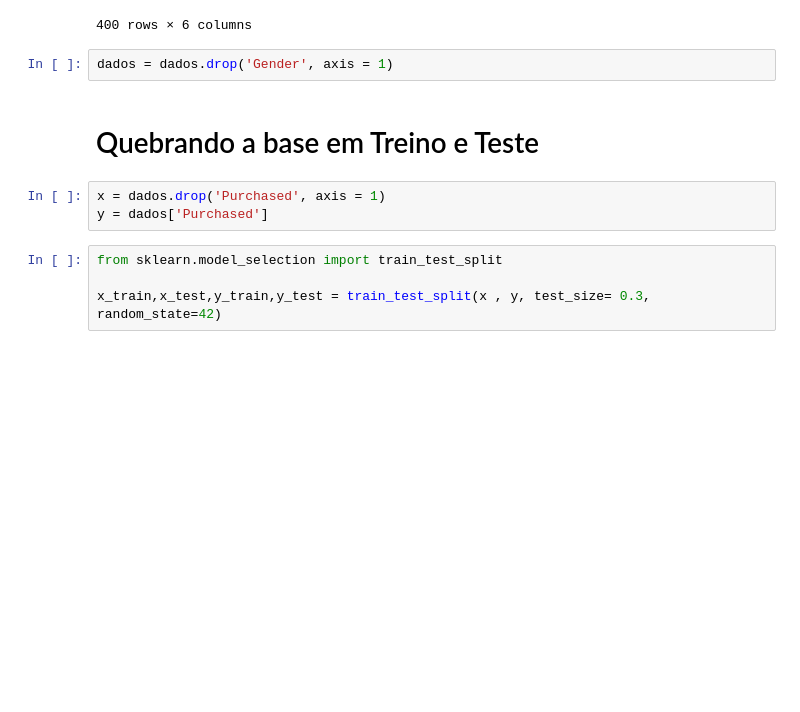
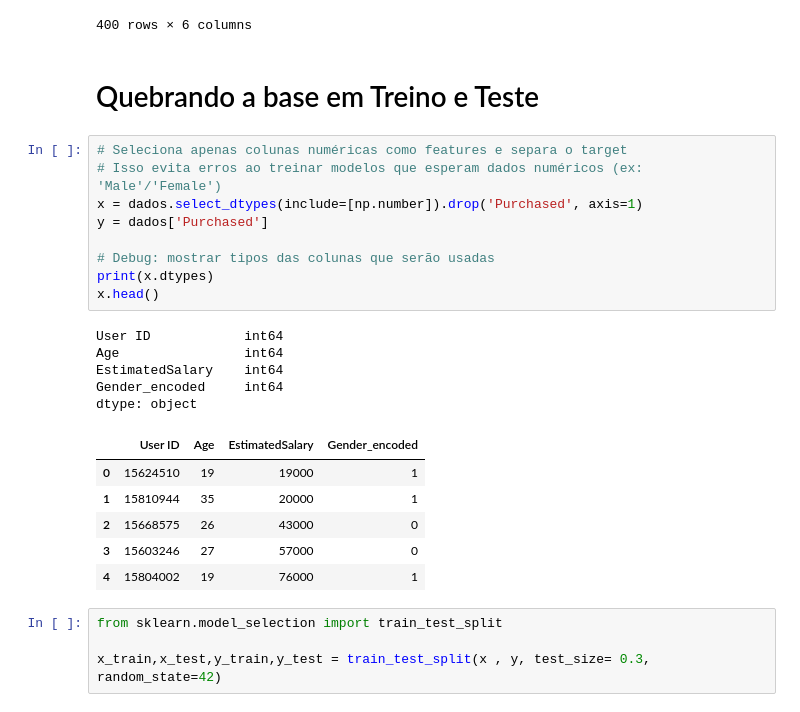
Before and after one commit to xjucelio/python-data-aula, a Jupyter notebook: src/notebooks/3/Aula 2 - Naive Bayes/aula_naive_bayes.ipynb, the cells around one changed output. Drawn from its saved outputs; the diff is of its cells as text; blank space fills up the shorter version.

```diff
--- a/src/notebooks/3/Aula 2 - Naive Bayes/aula_naive_bayes.ipynb
+++ b/src/notebooks/3/Aula 2 - Naive Bayes/aula_naive_bayes.ipynb
@@ -59,13 +59,29 @@ dados
 | 398 | 15755018 | Male | 36 | 33000 | 0 | 1 |
 | 399 | 15594041 | Female | 49 | 36000 | 1 | 0 |
 400 rows × 6 columns
-# %%
-dados = dados.drop('Gender', axis = 1)
 # %% [markdown]
 # Quebrando a base em Treino e Teste
-# %%
-x = dados.drop('Purchased', axis = 1)
-y = dados['Purchased']
+# %%
+# Seleciona apenas colunas numéricas como features e separa o target
+# Isso evita erros ao treinar modelos que esperam dados numéricos (ex: 'Male'/'Female')
+x = dados.select_dtypes(include=[np.number]).drop('Purchased', axis=1)
+y = dados['Purchased']
+
+# Debug: mostrar tipos das colunas que serão usadas
+print(x.dtypes)
+x.head()
+# %% [output]
+User ID            int64
+Age                int64
+EstimatedSalary    int64
+Gender_encoded     int64
+dtype: object
+|  | User ID | Age | EstimatedSalary | Gender_encoded |
+| 0 | 15624510 | 19 | 19000 | 1 |
+| 1 | 15810944 | 35 | 20000 | 1 |
+| 2 | 15668575 | 26 | 43000 | 0 |
+| 3 | 15603246 | 27 | 57000 | 0 |
+| 4 | 15804002 | 19 | 76000 | 1 |
 # %%
 from sklearn.model_selection import train_test_split
 
```
Also changed, not shown: parts of 1 cell of this notebook, 8 other files.
